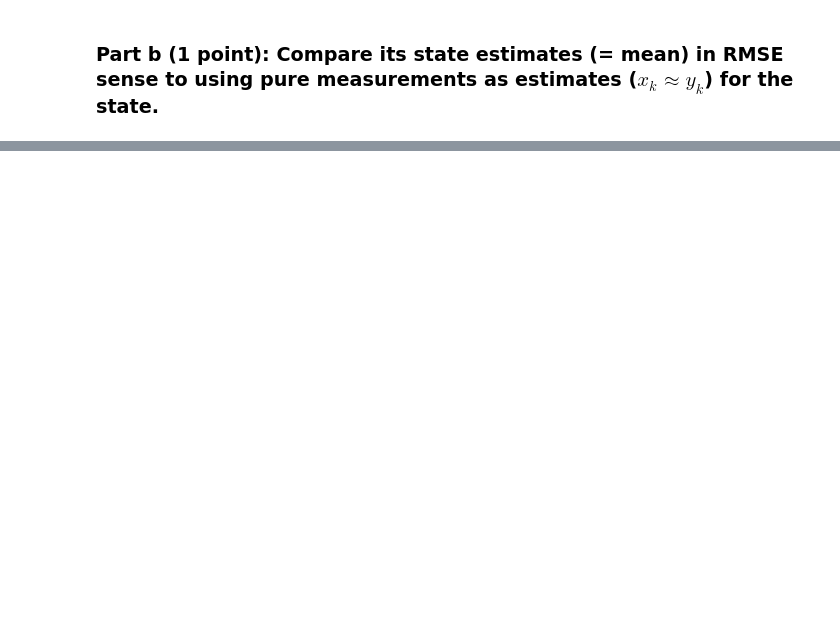
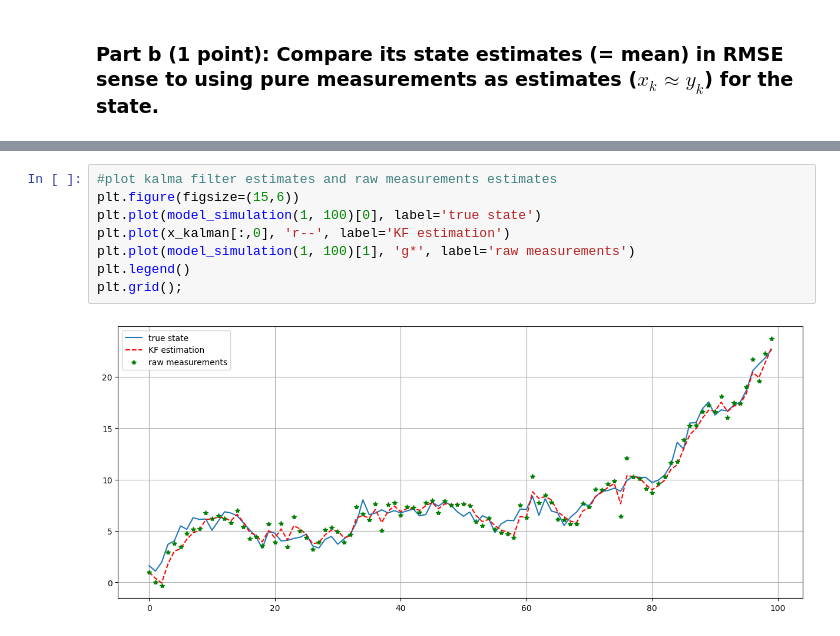
Before and after one commit to Nandu-Jagdish/BasicsOfSensorFusion23_Aalto, a Jupyter notebook: Homework 9/HW9.ipynb, the cells around one changed output, grey strips where cells are left out. Cells and saved outputs as stored; diff of their text form; blank space fills up the shorter version.

```diff
--- a/Homework 9/HW9.ipynb
+++ b/Homework 9/HW9.ipynb
@@ -106,0 +146,10 @@ def rmse_comparison(true_state, kf_mean_estimation, pure_measurements):
+# %%
+#plot kalma filter estimates and raw measurements estimates
+plt.figure(figsize=(15,6))
+plt.plot(model_simulation(1, 100)[0], label='true state')
+plt.plot(x_kalman[:,0], 'r--', label='KF estimation')
+plt.plot(model_simulation(1, 100)[1], 'g*', label='raw measurements')
+plt.legend()
+plt.grid();
+# %% [output]
+[figure, added]
```
Also changed, not shown: parts of 5 cells of this notebook, 4 other files.
